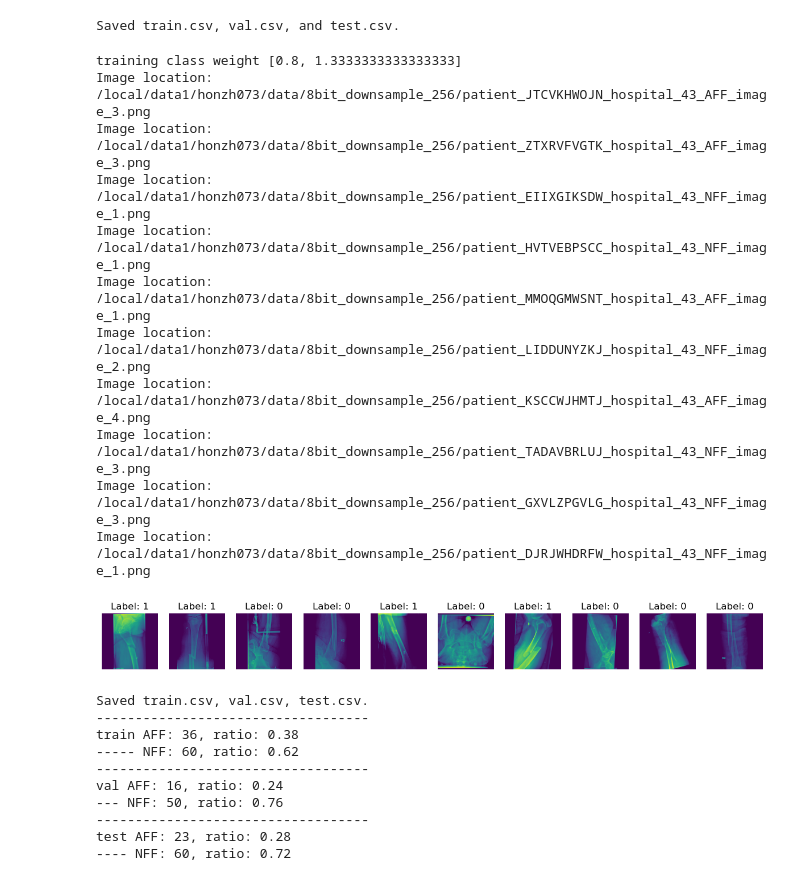
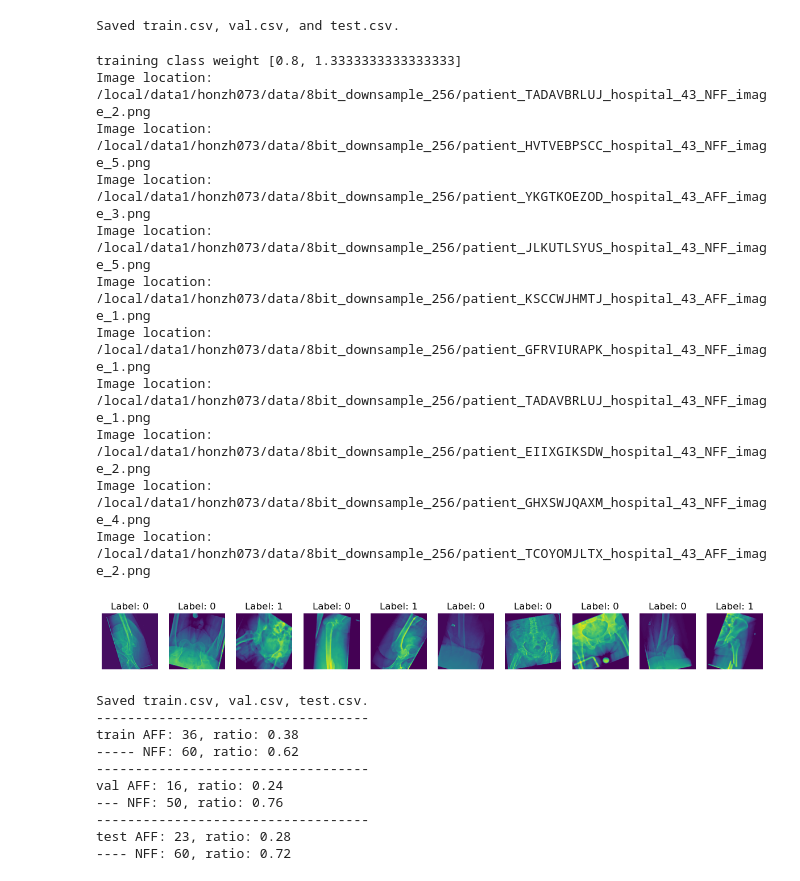
Before and after one commit to honzh073/FL, a Jupyter notebook: code/3_single_hospital/3_0_bestAFF.ipynb, the cells around one changed output. Saved outputs shown, nothing was run; the diff lists cells and outputs as text; code cells hidden in the pictures.

Commit message:
improve single hospital performance to 90

```diff
--- a/code/3_single_hospital/3_0_bestAFF.ipynb
+++ b/code/3_single_hospital/3_0_bestAFF.ipynb
@@ -482,18 +482,33 @@ class CustomDataset(Dataset):
 
 # Define data augmentation transforms for training data
 
+# train_transform = transforms.Compose([
+#     transforms.RandomHorizontalFlip(p=0.5),
+#     transforms.RandomVerticalFlip(p=0.5),
+#     # transforms.RandomRotation(20),
+#     # # transforms.ColorJitter(brightness=0.5, contrast=0.1, saturation=0.1, hue=0.3),
+#     # # transforms.GaussianBlur(kernel_size=(3,3), sigma=(0.1, 5)),
+#     transforms.RandomAdjustSharpness(sharpness_factor=5),
+#     # transforms.RandomAutocontrast(),
+#     # transforms.CenterCrop(256),
+#     transforms.ToTensor(),
+#     transforms.Normalize(mean=[0.485, 0.456, 0.406], std=[0.229, 0.224, 0.225]) # mean=[0.5], std=[0.5]
+
+# ])
+
+# 定义图像增强的transforms
 train_transform = transforms.Compose([
-    transforms.RandomHorizontalFlip(p=0.5),
-    transforms.RandomVerticalFlip(p=0.5),
-    # transforms.RandomRotation(20),
-    # # transforms.ColorJitter(brightness=0.5, contrast=0.1, saturation=0.1, hue=0.3),
-    # # transforms.GaussianBlur(kernel_size=(3,3), sigma=(0.1, 5)),
+    transforms.RandomRotation(degrees=30),
+    transforms.RandomHorizontalFlip(),
+    transforms.RandomVerticalFlip(),
+    transforms.RandomResizedCrop(224, scale=(0.8, 1.0)),
+    transforms.ColorJitter(brightness=0.2, contrast=0.2, saturation=0.2, hue=0.1),
+    transforms.GaussianBlur(kernel_size=3),
     transforms.RandomAdjustSharpness(sharpness_factor=5),
-    # transforms.RandomAutocontrast(),
-    # transforms.CenterCrop(256),
+
+    # 其他增强方法根据需要添加
     transforms.ToTensor(),
-    transforms.Normalize(mean=[0.485, 0.456, 0.406], std=[0.229, 0.224, 0.225]) # mean=[0.5], std=[0.5]
-
+    transforms.Normalize(mean=[0.485, 0.456, 0.406], std=[0.229, 0.224, 0.225])
 ])
 
 test_transform = transforms.Compose([
@@ -520,44 +535,44 @@ print('training class weight', classweight)
 
 # device
 # device = torch.device("cuda:0" if  torch.cuda.is_available() else "cpu")
 
 show_image(train_dataset, 10)
 
 print("Saved train.csv, val.csv, test.csv.")
 print('-----------------------------------')
 train_NFF_count = sum(1 for _, label in train_dataset if label == 0)  # 0 NFF
 train_AFF_count = sum(1 for _, label in train_dataset if label == 1)  # 1 AFF
 
 # For validation dataset
 val_NFF_count = sum(1 for _, label in val_dataset if label == 0)  # 0 NFF
 val_AFF_count = sum(1 for _, label in val_dataset if label == 1)  # 1 AFF
 
 # For test dataset
 test_NFF_count = sum(1 for _, label in test_dataset if label == 0)  # 0 NFF
 test_AFF_count = sum(1 for _, label in test_dataset if label == 1)  # 1 AFF
 
 
 print(f"train AFF: {train_AFF_count}, ratio: {train_AFF_count / (train_AFF_count + train_NFF_count):.2f}")
 print(f"----- NFF: {train_NFF_count}, ratio: {train_NFF_count / (train_AFF_count + train_NFF_count):.2f}")
 print('-----------------------------------')
 print(f"val AFF: {val_AFF_count}, ratio: {val_AFF_count / (val_AFF_count + val_NFF_count):.2f}")
 print(f"--- NFF: {val_NFF_count}, ratio: {val_NFF_count / (val_AFF_count + val_NFF_count):.2f}")
 print('-----------------------------------')
 print(f"test AFF: {test_AFF_count}, ratio: {test_AFF_count / (test_AFF_count + test_NFF_count):.2f}")
 print(f"---- NFF: {test_NFF_count}, ratio: {test_NFF_count / (test_AFF_count + test_NFF_count):.2f}")
 # %% [output]
 training class weight [0.8, 1.3333333333333333]
-Image location: /local/data1/honzh073/data/8bit_downsample_256/patient_JTCVKHWOJN_hospital_43_AFF_image_3.png
-Image location: /local/data1/honzh073/data/8bit_downsample_256/patient_ZTXRVFVGTK_hospital_43_AFF_image_3.png
-Image location: /local/data1/honzh073/data/8bit_downsample_256/patient_EIIXGIKSDW_hospital_43_NFF_image_1.png
-Image location: /local/data1/honzh073/data/8bit_downsample_256/patient_HVTVEBPSCC_hospital_43_NFF_image_1.png
-Image location: /local/data1/honzh073/data/8bit_downsample_256/patient_MMOQGMWSNT_hospital_43_AFF_image_1.png
-Image location: /local/data1/honzh073/data/8bit_downsample_256/patient_LIDDUNYZKJ_hospital_43_NFF_image_2.png
-Image location: /local/data1/honzh073/data/8bit_downsample_256/patient_KSCCWJHMTJ_hospital_43_AFF_image_4.png
-Image location: /local/data1/honzh073/data/8bit_downsample_256/patient_TADAVBRLUJ_hospital_43_NFF_image_3.png
-Image location: /local/data1/honzh073/data/8bit_downsample_256/patient_GXVLZPGVLG_hospital_43_NFF_image_3.png
-Image location: /local/data1/honzh073/data/8bit_downsample_256/patient_DJRJWHDRFW_hospital_43_NFF_image_1.png
+Image location: /local/data1/honzh073/data/8bit_downsample_256/patient_TADAVBRLUJ_hospital_43_NFF_image_2.png
+Image location: /local/data1/honzh073/data/8bit_downsample_256/patient_HVTVEBPSCC_hospital_43_NFF_image_5.png
+Image location: /local/data1/honzh073/data/8bit_downsample_256/patient_YKGTKOEZOD_hospital_43_AFF_image_3.png
+Image location: /local/data1/honzh073/data/8bit_downsample_256/patient_JLKUTLSYUS_hospital_43_NFF_image_5.png
+Image location: /local/data1/honzh073/data/8bit_downsample_256/patient_KSCCWJHMTJ_hospital_43_AFF_image_1.png
+Image location: /local/data1/honzh073/data/8bit_downsample_256/patient_GFRVIURAPK_hospital_43_NFF_image_1.png
+Image location: /local/data1/honzh073/data/8bit_downsample_256/patient_TADAVBRLUJ_hospital_43_NFF_image_1.png
+Image location: /local/data1/honzh073/data/8bit_downsample_256/patient_EIIXGIKSDW_hospital_43_NFF_image_2.png
+Image location: /local/data1/honzh073/data/8bit_downsample_256/patient_GHXSWJQAXM_hospital_43_NFF_image_4.png
+Image location: /local/data1/honzh073/data/8bit_downsample_256/patient_TCOYOMJLTX_hospital_43_AFF_image_2.png
-[figure, old version]
+[figure, new version]
 Saved train.csv, val.csv, test.csv.
 -----------------------------------
 train AFF: 36, ratio: 0.38
```
Also changed, not shown: parts of 5 cells of this notebook.
